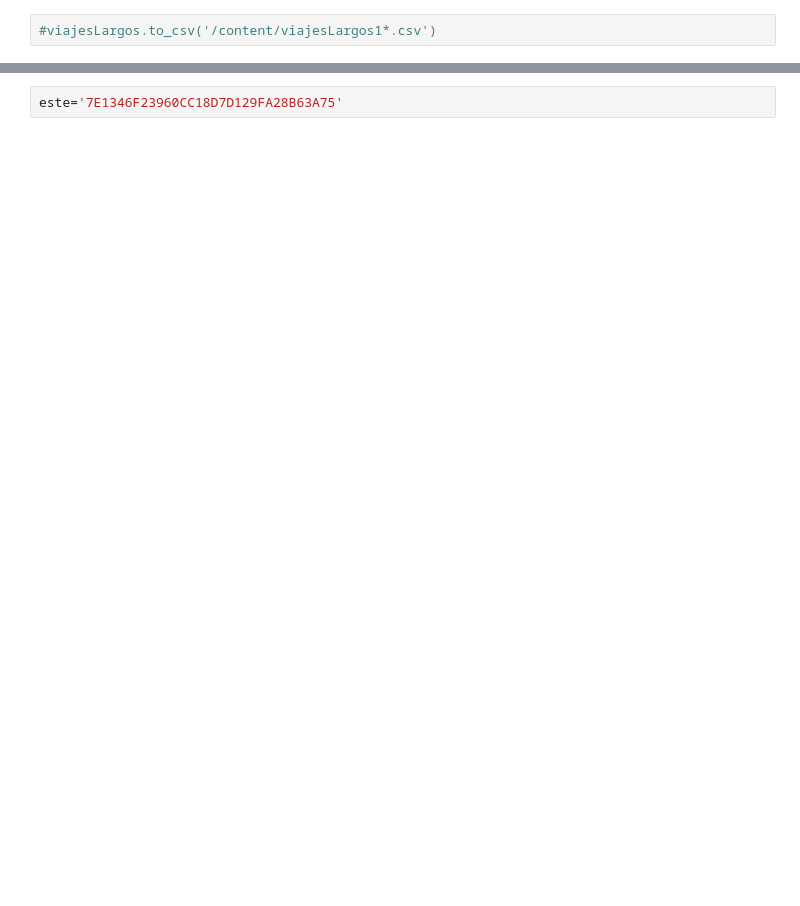
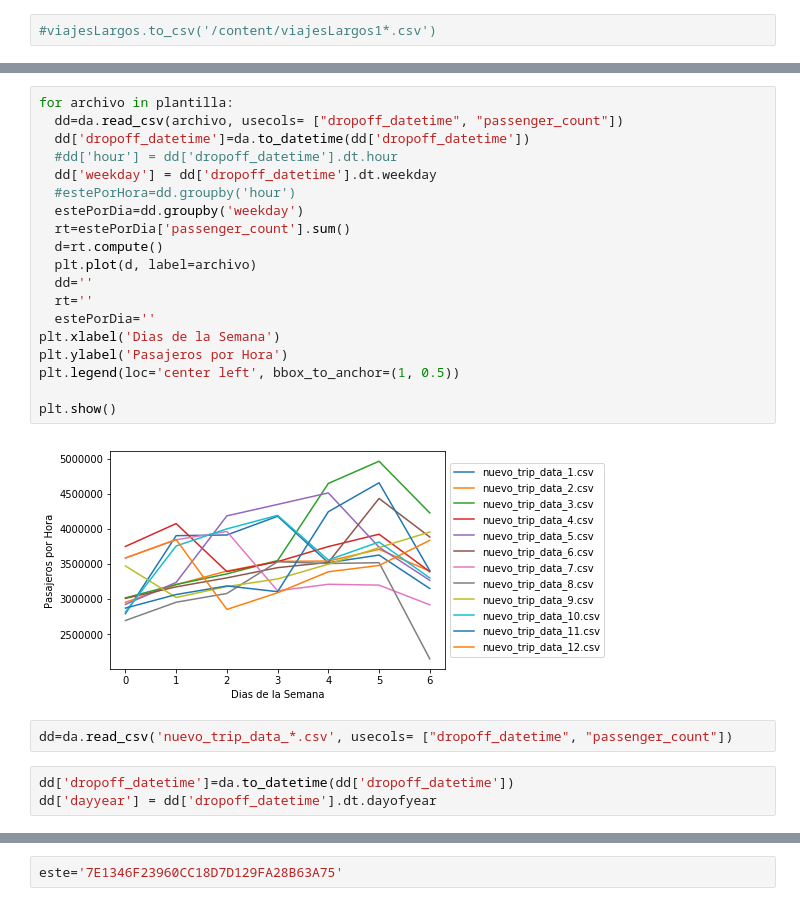
Before and after one commit to htapiagroup/sistemas-distribuidos-evaluacion-intersemestral-ark150, a Jupyter notebook: MAC_SistDist_Ex1_LDHJ.ipynb, the cells around one changed output, grey strips where cells are left out. Drawn from its saved outputs; the diff is of its cells as text; blank space fills up the shorter version.

```diff
--- a/MAC_SistDist_Ex1_LDHJ.ipynb
+++ b/MAC_SistDist_Ex1_LDHJ.ipynb
@@ -459,0 +546,26 @@ Sugerencia: agregar por el correspondiente periodo temporal y graficar. Que pued
+# %%
+for archivo in plantilla:
+  dd=da.read_csv(archivo, usecols= ["dropoff_datetime", "passenger_count"])
+  dd['dropoff_datetime']=da.to_datetime(dd['dropoff_datetime'])
+  #dd['hour'] = dd['dropoff_datetime'].dt.hour
+  dd['weekday'] = dd['dropoff_datetime'].dt.weekday
+  #estePorHora=dd.groupby('hour')
+  estePorDia=dd.groupby('weekday')
+  rt=estePorDia['passenger_count'].sum()
+  d=rt.compute()
+  plt.plot(d, label=archivo)
+  dd=''
+  rt=''
+  estePorDia=''
+plt.xlabel('Dias de la Semana')
+plt.ylabel('Pasajeros por Hora')
+plt.legend(loc='center left', bbox_to_anchor=(1, 0.5))
+
+plt.show()
+# %% [output]
+[figure, added]
+# %%
+dd=da.read_csv('nuevo_trip_data_*.csv', usecols= ["dropoff_datetime", "passenger_count"])
+# %%
+dd['dropoff_datetime']=da.to_datetime(dd['dropoff_datetime'])
+dd['dayyear'] = dd['dropoff_datetime'].dt.dayofyear
```
Also changed, not shown: parts of 102 cells of this notebook.
